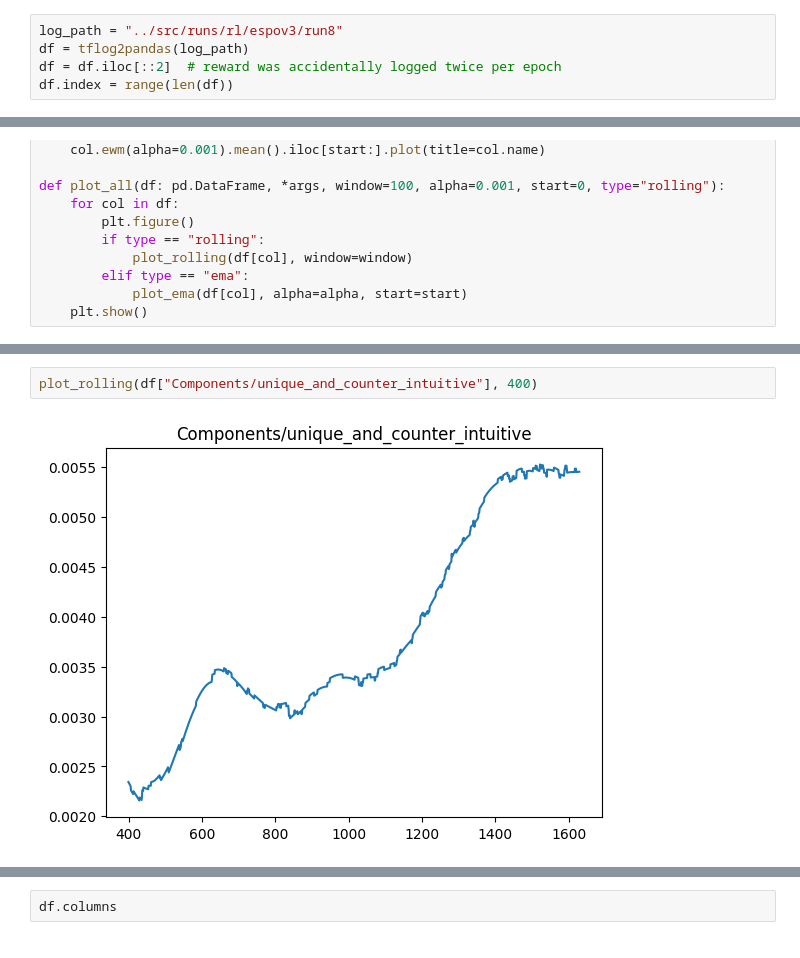
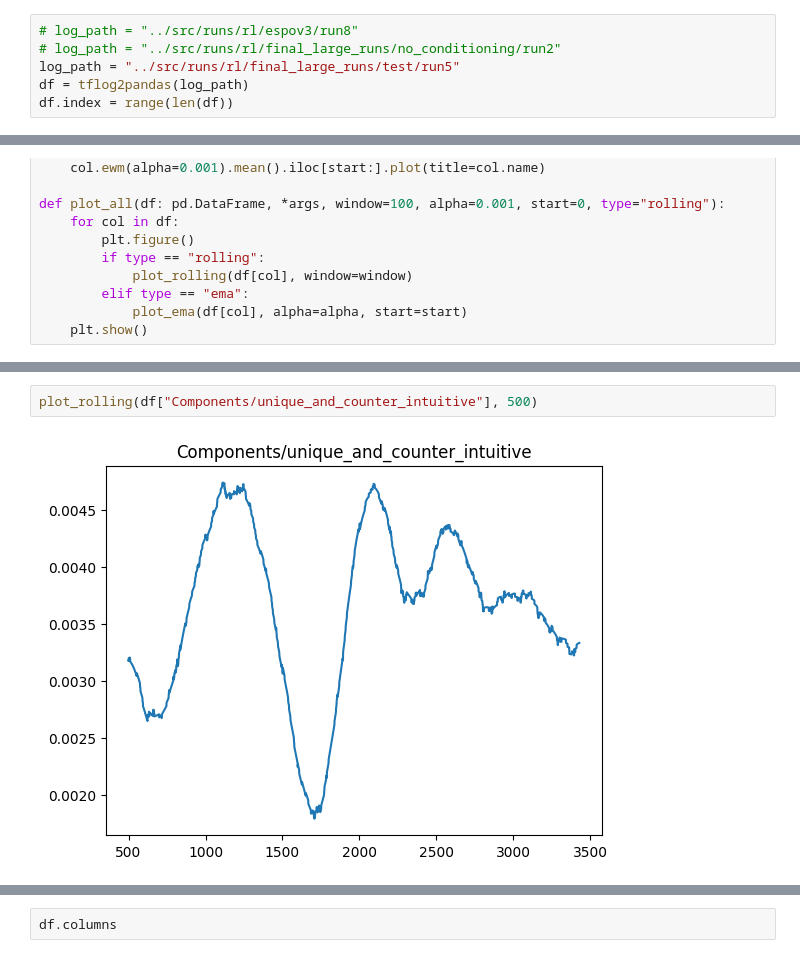
Before and after one commit to naapeli/Generating-open-source-chess-puzzles, a Jupyter notebook: Presentation 8.5/plots.ipynb, the cells around one changed output, grey strips where cells are left out. Drawn from its saved outputs; the diff is of its cells as text.

```diff
--- a/Presentation 8.5/plots.ipynb
+++ b/Presentation 8.5/plots.ipynb
@@ -24,7 +25,8 @@ def tflog2pandas(path):
 
     return runlog_data
 # %%
-log_path = "../src/runs/rl/espov3/run8"
+# log_path = "../src/runs/rl/espov3/run8"
+# log_path = "../src/runs/rl/final_large_runs/no_conditioning/run2"
+log_path = "../src/runs/rl/final_large_runs/test/run5"
 df = tflog2pandas(log_path)
-df = df.iloc[::2]  # reward was accidentally logged twice per epoch
 df.index = range(len(df))
@@ -70,7 +107,7 @@ plt.show()
 # %%
-plot_rolling(df["Components/unique_and_counter_intuitive"], 400)
+plot_rolling(df["Components/unique_and_counter_intuitive"], 500)
 # %% [output]
-[figure, old version]
+[figure, new version]
 # %%
 plot_ema(df["Components/unique_and_counter_intuitive"])
 # %% [output]
```
Also changed, not shown: parts of 9 cells of this notebook, 11 other files.
